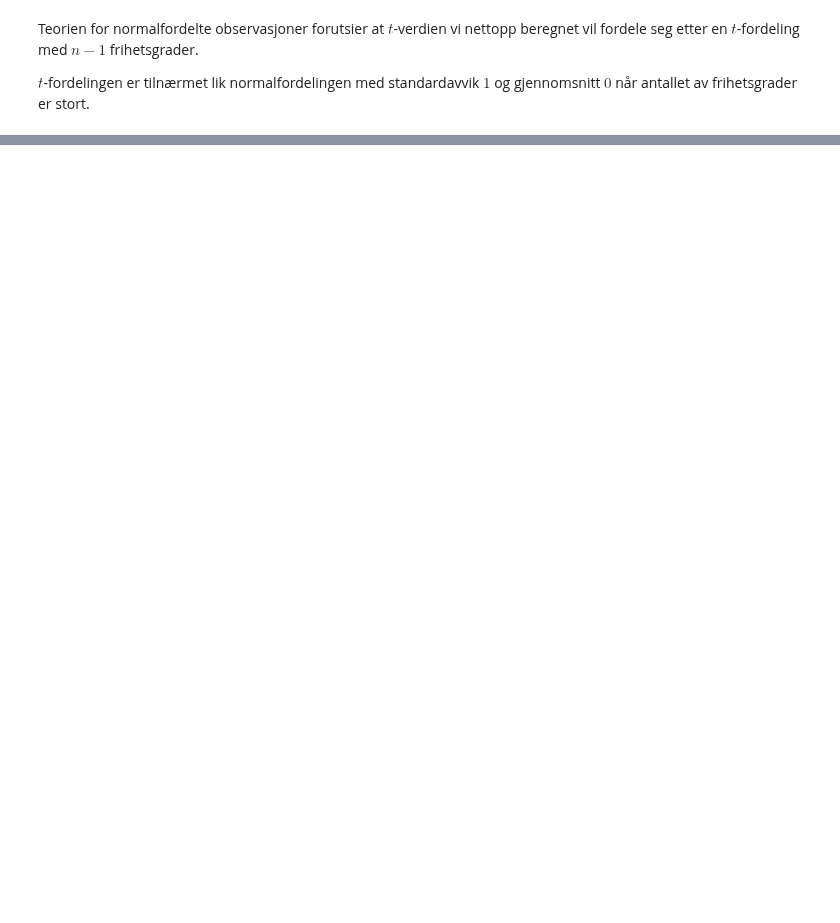
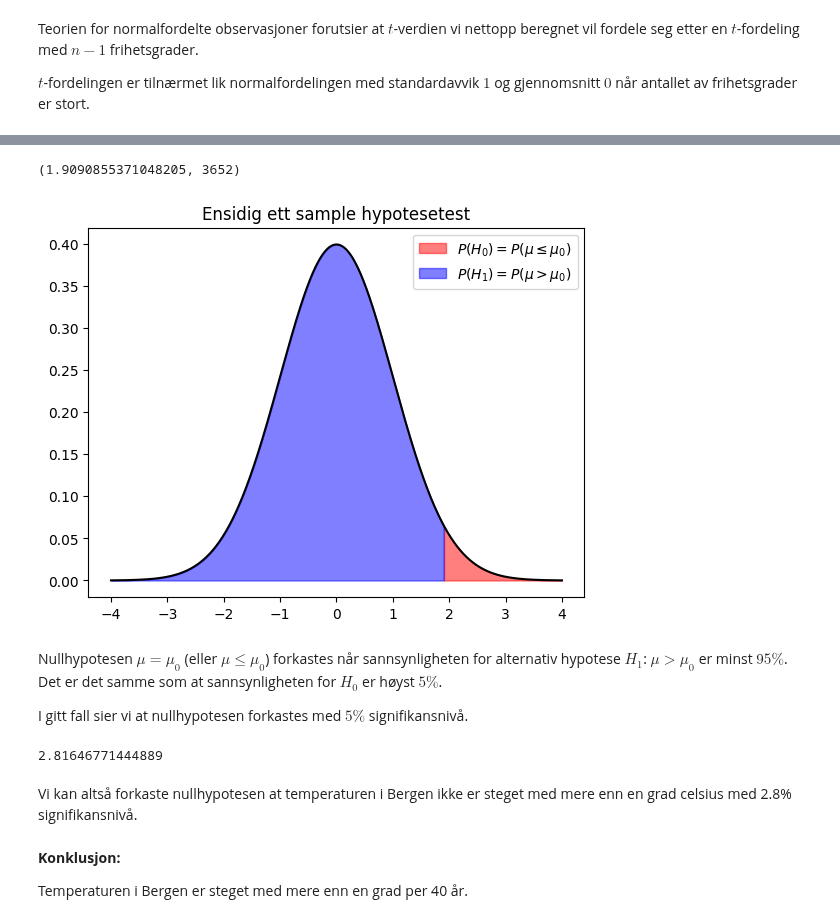
Before and after one commit to mbr085/V25MAT102, a Jupyter notebook: notebooks/uke12/hypotesetest.ipynb, the cells around one changed output, grey strips where cells are left out. Cells and saved outputs as stored; diff of their text form; code cells hidden in the pictures; blank space fills up the shorter version.

```diff
--- a/notebooks/uke12/hypotesetest.ipynb
+++ b/notebooks/uke12/hypotesetest.ipynb
@@ -170,4 +235,4 @@ standardavviket til målingene og $n$ er antall målinger.
 # gjennomsnitt og standardavvik
 Ey, sigmay = np.mean(y), np.std(y)
 # %%
-t = (Ey - 1)/(sigmay / np.sqrt(len(y)))
+t_verdi = (Ey - 1)/(sigmay / np.sqrt(len(y)))
@@ -409,3 +246,0 @@ from sklearn.linear_model import LinearRegression
-# %%
-regr = LinearRegression()
-regr.fit(t, y)
@@ -504,0 +282,32 @@ data.loc[end - timedelta(weeks=200): end].plot(y=['tavg_ffill', 'årlig_forutsig
+# %%
+antall_frihetsgrader = len(y) - 1
+float(t_verdi), antall_frihetsgrader
+# %% [output]
+(1.9090855371048205, 3652)
+# %%
+# Antall frihetsgrader
+df = antall_frihetsgrader
+
+# Sett opp verdier for x-aksen
+x = np.linspace(-4, 4, 1000)
+y = scipy.stats.t.pdf(x, df)  # t-fordeling med 10 frihetsgrader
+
+# alpha = 0.05  # Signifikansnivå
+t_crit = t_verdi
+#t_crit = scipy.stats.t.ppf(1 - alpha, df)  # Kritisk verdi for ensidig test
+#t_crit_two_sided = scipy.stats.t.ppf(1 - alpha / 2 , df) # Kritisk verdi for tosidig test
+
+
+# Ensidig test: μ < μ0 (venstre hale)
+plt.plot(x, y, color='black')
+plt.fill_between(x, y, where=(x > t_crit), color='red', alpha=0.5, label=r'$P(H_0) = P(\mu \leq \mu_0$)')
+plt.fill_between(x, y, where=(x < t_crit), color='blue', alpha=0.5, label=r'$P(H_1) = P(\mu > \mu_0$)')
+plt.title(r"Ensidig ett sample hypotesetest")
+plt.legend()
+plt.show()
+# %% [output]
+[figure, added]
+# %% [markdown]
+Nullhypotesen $\mu = \mu_0$ (eller $\mu \le \mu_0$) forkastes når sannsynligheten for alternativ hypotese $H_1$: $\mu > \mu_0$ er minst $95 \%$. Det er det samme som at sannsynligheten for $H_0$ er høyst $5 \%$.
+
+I gitt fall sier vi at nullhypotesen forkastes med $5 \%$ signifikansnivå.
@@ -504,0 +316,12 @@ data.loc[end - timedelta(weeks=200): end].plot(y=['tavg_ffill', 'årlig_forutsig
+# %%
+#vi får p-verdien
+
+float(100 * p_verdi)
+# %% [output]
+2.81646771444889
+# %% [markdown]
+Vi kan altså forkaste nullhypotesen at temperaturen i Bergen ikke er steget med mere enn en grad celsius med 2.8% signifikansnivå.
+# %% [markdown]
+**Konklusjon:**
+
+Temperaturen i Bergen er steget med mere enn en grad per 40 år.
```
Also changed, not shown: parts of 82 cells of this notebook, 2 other files.
